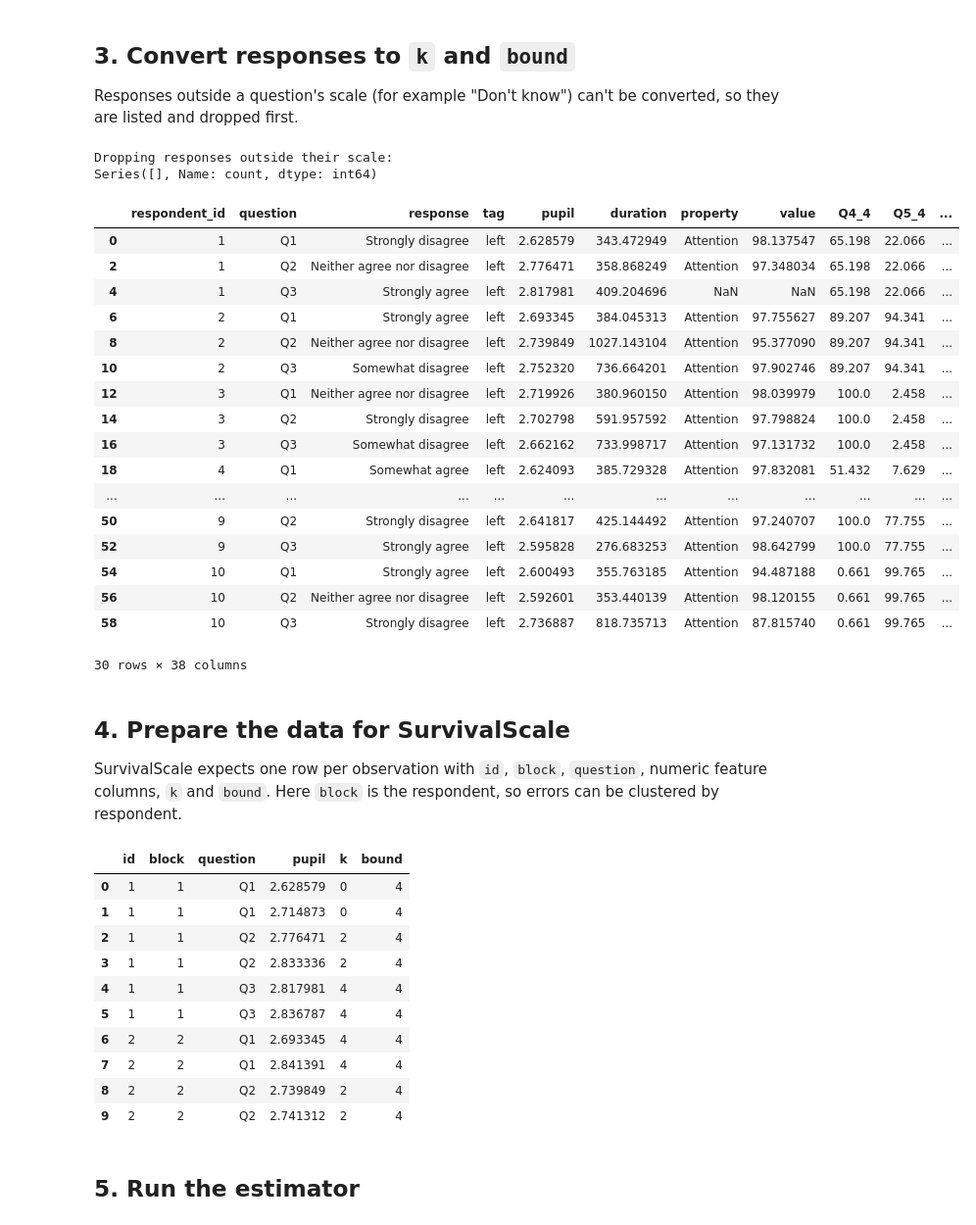
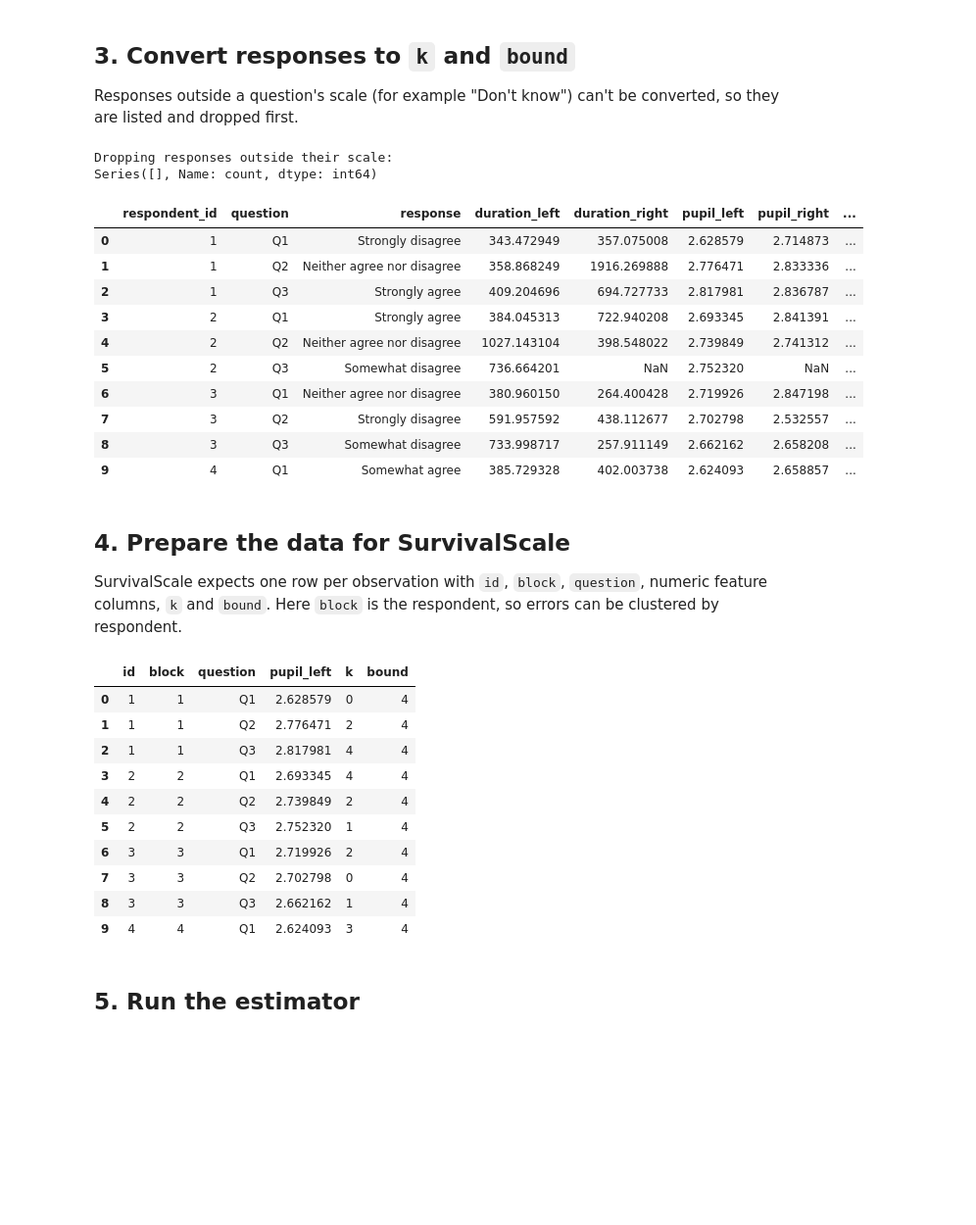
Before and after one commit to UNO-CAB-Lab/python-parsing, a Jupyter notebook: AnalysisTesting.ipynb, the cells around one changed output. Shown at 98% size. Cells and saved outputs as stored; diff of their text form; code cells hidden in the pictures; blank space fills up the shorter version.

Commit message:
Update to AnalysisTest and Panel Functions

```diff
--- a/AnalysisTesting.ipynb
+++ b/AnalysisTesting.ipynb
@@ -135,38 +134,31 @@ Responses outside a question's scale (for example "Don't know") can't be convert
 # %%
 def labels(scale):
     if isinstance(scale, str):
         scale = dict(CBACABLab.ListLikertScales(show_values=True))[scale]
     return {str(label).strip().lower() for label in scale}
 
 in_scale = pd.Series(
     [str(r).strip().lower() in labels(LIKERT_SCALES[q]) for q, r in zip(panel["question"], panel["response"])],
     index=panel.index,
 )
 print("Dropping responses outside their scale:")
 print(panel.loc[~in_scale, ["question", "response"]].value_counts())
 panel_likert = CBACABLab.AddLikertColumns(panel[in_scale], LIKERT_SCALES)
-panel_likert[panel_likert["tag"].eq("left")]
+panel_likert.head(10)
 # %% [output]
 Dropping responses outside their scale:
 Series([], Name: count, dtype: int64)
-|  | respondent_id | question | response | tag | pupil | duration | property | value | Q4_4 | Q5_4 | ... |
-| 0 | 1 | Q1 | Strongly disagree | left | 2.628579 | 343.472949 | Attention | 98.137547 | 65.198 | 22.066 | ... |
-| 2 | 1 | Q2 | Neither agree nor disagree | left | 2.776471 | 358.868249 | Attention | 97.348034 | 65.198 | 22.066 | ... |
-| 4 | 1 | Q3 | Strongly agree | left | 2.817981 | 409.204696 | NaN | NaN | 65.198 | 22.066 | ... |
-| 6 | 2 | Q1 | Strongly agree | left | 2.693345 | 384.045313 | Attention | 97.755627 | 89.207 | 94.341 | ... |
-| 8 | 2 | Q2 | Neither agree nor disagree | left | 2.739849 | 1027.143104 | Attention | 95.377090 | 89.207 | 94.341 | ... |
-| 10 | 2 | Q3 | Somewhat disagree | left | 2.752320 | 736.664201 | Attention | 97.902746 | 89.207 | 94.341 | ... |
-| 12 | 3 | Q1 | Neither agree nor disagree | left | 2.719926 | 380.960150 | Attention | 98.039979 | 100.0 | 2.458 | ... |
-| 14 | 3 | Q2 | Strongly disagree | left | 2.702798 | 591.957592 | Attention | 97.798824 | 100.0 | 2.458 | ... |
-| 16 | 3 | Q3 | Somewhat disagree | left | 2.662162 | 733.998717 | Attention | 97.131732 | 100.0 | 2.458 | ... |
-| 18 | 4 | Q1 | Somewhat agree | left | 2.624093 | 385.729328 | Attention | 97.832081 | 51.432 | 7.629 | ... |
-| ... | ... | ... | ... | ... | ... | ... | ... | ... | ... | ... | ... |
-| 50 | 9 | Q2 | Strongly disagree | left | 2.641817 | 425.144492 | Attention | 97.240707 | 100.0 | 77.755 | ... |
-| 52 | 9 | Q3 | Strongly agree | left | 2.595828 | 276.683253 | Attention | 98.642799 | 100.0 | 77.755 | ... |
-| 54 | 10 | Q1 | Strongly agree | left | 2.600493 | 355.763185 | Attention | 94.487188 | 0.661 | 99.765 | ... |
-| 56 | 10 | Q2 | Neither agree nor disagree | left | 2.592601 | 353.440139 | Attention | 98.120155 | 0.661 | 99.765 | ... |
-| 58 | 10 | Q3 | Strongly disagree | left | 2.736887 | 818.735713 | Attention | 87.815740 | 0.661 | 99.765 | ... |
+|  | respondent_id | question | response | duration_left | duration_right | pupil_left | pupil_right | ... |
+| 0 | 1 | Q1 | Strongly disagree | 343.472949 | 357.075008 | 2.628579 | 2.714873 | ... |
+| 1 | 1 | Q2 | Neither agree nor disagree | 358.868249 | 1916.269888 | 2.776471 | 2.833336 | ... |
+| 2 | 1 | Q3 | Strongly agree | 409.204696 | 694.727733 | 2.817981 | 2.836787 | ... |
+| 3 | 2 | Q1 | Strongly agree | 384.045313 | 722.940208 | 2.693345 | 2.841391 | ... |
+| 4 | 2 | Q2 | Neither agree nor disagree | 1027.143104 | 398.548022 | 2.739849 | 2.741312 | ... |
+| 5 | 2 | Q3 | Somewhat disagree | 736.664201 | NaN | 2.752320 | NaN | ... |
+| 6 | 3 | Q1 | Neither agree nor disagree | 380.960150 | 264.400428 | 2.719926 | 2.847198 | ... |
+| 7 | 3 | Q2 | Strongly disagree | 591.957592 | 438.112677 | 2.702798 | 2.532557 | ... |
+| 8 | 3 | Q3 | Somewhat disagree | 733.998717 | 257.911149 | 2.662162 | 2.658208 | ... |
+| 9 | 4 | Q1 | Somewhat agree | 385.729328 | 402.003738 | 2.624093 | 2.658857 | ... |
-30 rows × 38 columns
 # %% [markdown]
 ## 4. Prepare the data for SurvivalScale
 
@@ -174,28 +166,28 @@ SurvivalScale expects one row per observation with `id`, `block`, `question`, nu
 # %%
 base = panel_likert.reset_index(drop=True)
 
-FEATURES = ["pupil"]
+FEATURES = ["pupil_left"]
 survival = pd.DataFrame({
     "id":  base["respondent_id"],
     "block": base["respondent_id"],
     "question": base["question"],
-    "pupil": pd.to_numeric(base["pupil"], errors="coerce"),
+    "pupil_left": pd.to_numeric(base["pupil_left"], errors="coerce"),
     "k": base["k"].astype(int),
     "bound": base["bound"].astype(int),
 }).dropna()
 survival.head(10)
 # %% [output]
-|  | id | block | question | pupil | k | bound |
+|  | id | block | question | pupil_left | k | bound |
 | 0 | 1 | 1 | Q1 | 2.628579 | 0 | 4 |
-| 1 | 1 | 1 | Q1 | 2.714873 | 0 | 4 |
-| 2 | 1 | 1 | Q2 | 2.776471 | 2 | 4 |
-| 3 | 1 | 1 | Q2 | 2.833336 | 2 | 4 |
-| 4 | 1 | 1 | Q3 | 2.817981 | 4 | 4 |
-| 5 | 1 | 1 | Q3 | 2.836787 | 4 | 4 |
-| 6 | 2 | 2 | Q1 | 2.693345 | 4 | 4 |
-| 7 | 2 | 2 | Q1 | 2.841391 | 4 | 4 |
-| 8 | 2 | 2 | Q2 | 2.739849 | 2 | 4 |
-| 9 | 2 | 2 | Q2 | 2.741312 | 2 | 4 |
+| 1 | 1 | 1 | Q2 | 2.776471 | 2 | 4 |
+| 2 | 1 | 1 | Q3 | 2.817981 | 4 | 4 |
+| 3 | 2 | 2 | Q1 | 2.693345 | 4 | 4 |
+| 4 | 2 | 2 | Q2 | 2.739849 | 2 | 4 |
+| 5 | 2 | 2 | Q3 | 2.752320 | 1 | 4 |
+| 6 | 3 | 3 | Q1 | 2.719926 | 2 | 4 |
+| 7 | 3 | 3 | Q2 | 2.702798 | 0 | 4 |
+| 8 | 3 | 3 | Q3 | 2.662162 | 1 | 4 |
+| 9 | 4 | 4 | Q1 | 2.624093 | 3 | 4 |
 # %% [markdown]
 ## 5. Run the estimator
 # %%
```
Also changed, not shown: parts of 4 cells of this notebook, 1 other file.
